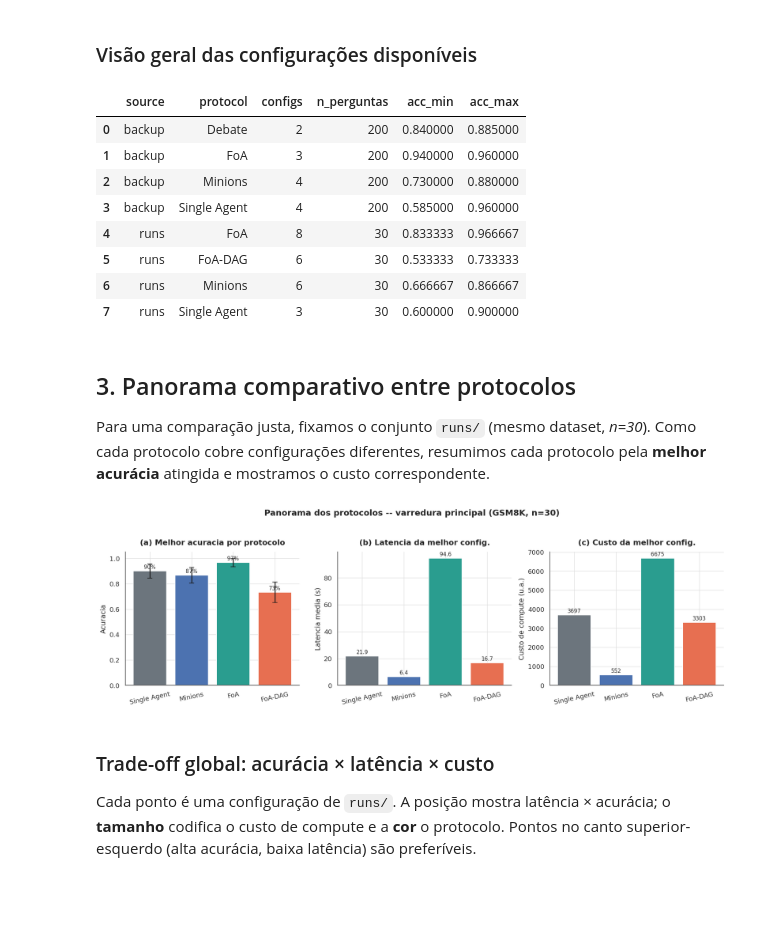
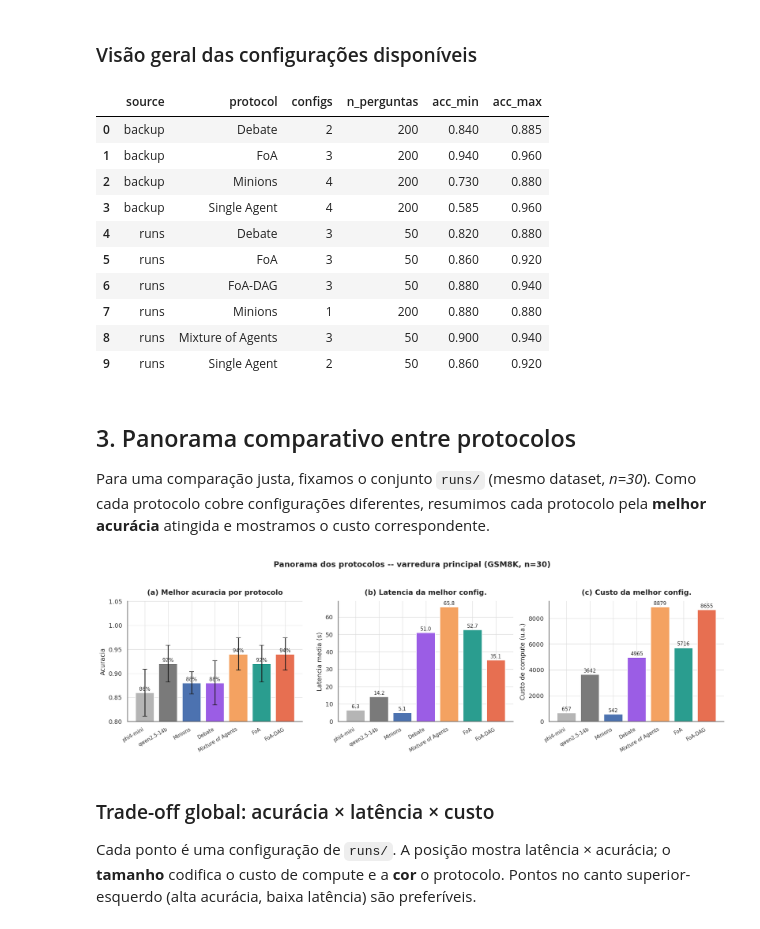
Before and after one commit to RodrigoFlexa/MultiAgentLLM, a Jupyter notebook: analysis_teste.ipynb, the cells around one changed output. Cells and saved outputs as stored; diff of their text form; code cells hidden in the pictures; blank space fills up the shorter version.

```diff
--- a/analysis_teste.ipynb
+++ b/analysis_teste.ipynb
@@ -83,6 +83,7 @@ PROTOCOL_LABELS = {
     "foa": "FoA",
     "foa_dag": "FoA-DAG",
     "debate": "Debate",
+    "mixture_of_agents": "Mixture of Agents",
 }
 PROTOCOL_COLORS = {
     "single_agent": "#6c757d",
@@ -90,6 +91,7 @@ PROTOCOL_COLORS = {
     "foa": "#2A9D8F",
     "foa_dag": "#E76F51",
     "debate": "#9B5DE5",
+    "mixture_of_agents": "#F4A261",
 }
 # paleta sequencial para o numero de agentes n
 N_PALETTE = {2: "#264653", 3: "#2A9D8F", 4: "#E9C46A"}
@@ -151,6 +153,11 @@ def load_runs(base: Path, source: str):
                 "rounds": extra.get("rounds"),
                 "consensus": extra.get("consensus"),
                 "vote_distribution": extra.get("vote_distribution"),
+                # breakdown por agente (prompt+completion exatos) quando disponivel
+                # -- presente em foa, foa_dag e mixture_of_agents (so cobre os SLMs
+                # da frota; o(s) call(s) do master ficam de fora e sao recuperados
+                # por diferenca na secao de custo corrigido)
+                "agent_costs": extra.get("agent_costs"),
             })
     return pd.DataFrame(summaries), pd.DataFrame(raws)
 
@@ -194,14 +201,16 @@ overview["protocol"] = overview["protocol"].map(PROTOCOL_LABELS)
 overview
 # %% [output]
 |  | source | protocol | configs | n_perguntas | acc_min | acc_max |
-| 0 | backup | Debate | 2 | 200 | 0.840000 | 0.885000 |
-| 1 | backup | FoA | 3 | 200 | 0.940000 | 0.960000 |
-| 2 | backup | Minions | 4 | 200 | 0.730000 | 0.880000 |
-| 3 | backup | Single Agent | 4 | 200 | 0.585000 | 0.960000 |
-| 4 | runs | FoA | 8 | 30 | 0.833333 | 0.966667 |
-| 5 | runs | FoA-DAG | 6 | 30 | 0.533333 | 0.733333 |
-| 6 | runs | Minions | 6 | 30 | 0.666667 | 0.866667 |
-| 7 | runs | Single Agent | 3 | 30 | 0.600000 | 0.900000 |
+| 0 | backup | Debate | 2 | 200 | 0.840 | 0.885 |
+| 1 | backup | FoA | 3 | 200 | 0.940 | 0.960 |
+| 2 | backup | Minions | 4 | 200 | 0.730 | 0.880 |
+| 3 | backup | Single Agent | 4 | 200 | 0.585 | 0.960 |
+| 4 | runs | Debate | 3 | 50 | 0.820 | 0.880 |
+| 5 | runs | FoA | 3 | 50 | 0.860 | 0.920 |
+| 6 | runs | FoA-DAG | 3 | 50 | 0.880 | 0.940 |
+| 7 | runs | Minions | 1 | 200 | 0.880 | 0.880 |
+| 8 | runs | Mixture of Agents | 3 | 50 | 0.900 | 0.940 |
+| 9 | runs | Single Agent | 2 | 50 | 0.860 | 0.920 |
 # %% [markdown]
 ## 3. Panorama comparativo entre protocolos
 
@@ -209,47 +218,60 @@ Para uma comparação justa, fixamos o conjunto `runs/` (mesmo dataset, *n=30*).
 Como cada protocolo cobre configurações diferentes, resumimos cada protocolo
 pela **melhor acurácia** atingida e mostramos o custo correspondente.
 # %%
-best = (sum_main
+best_others = (sum_main[sum_main["protocol"] != "single_agent"]
     .sort_values("accuracy", ascending=False)
     .groupby("protocol", as_index=False)
     .first())
-best["proto_label"] = best["protocol"].map(PROTOCOL_LABELS)
-order = ["single_agent", "minions", "foa", "foa_dag"]
-best = best.set_index("protocol").reindex(order).reset_index()
+best_others["proto_label"] = best_others["protocol"].map(PROTOCOL_LABELS)
 
-fig, axes = plt.subplots(1, 3, figsize=(15, 4.6))
-colors = [PROTOCOL_COLORS[p] for p in best["protocol"]]
+# single_agent: mantemos cada modelo (phi4-mini, qwen2.5-14b) como barra separada,
+# em vez de colapsar no melhor config sob o rotulo generico "Single Agent"
+single_agent = sum_main[sum_main["protocol"] == "single_agent"].copy()
+single_agent = single_agent.sort_values("minion_params_b")
+single_agent["proto_label"] = single_agent["minion"]
+
+others_order = [p for p in ["minions", "debate", "mixture_of_agents", "foa", "foa_dag"] if p in best_others["protocol"].values]
+best_others = best_others.set_index("protocol").reindex(others_order).reset_index()
+order = ["single_agent"] + others_order
+
+best = pd.concat([single_agent, best_others], ignore_index=True)
+
+fig, axes = plt.subplots(1, 3, figsize=(16, 4.8))
+sa_palette = sns.color_palette("Greys", n_colors=len(single_agent)+2)[1:-1]
+colors = list(sa_palette) + [PROTOCOL_COLORS[p] for p in best_others["protocol"]]
 labels = best["proto_label"]
 
 # (a) acuracia com IC binomial
 acc, n = best["accuracy"].values, best["n"].values
 err = np.sqrt(acc*(1-acc)/n)
 b = axes[0].bar(labels, acc, yerr=err, capsize=4, color=colors, edgecolor="white", linewidth=1.2)
-axes[0].set_ylim(0, 1.05); axes[0].set_ylabel("Acuracia")
+axes[0].set_ylim(0.8, 1.05); axes[0].set_ylabel("Acuracia")
 axes[0].set_title("(a) Melhor acuracia por protocolo")
 bar_labels(axes[0], b, "{:.0%}", fontsize=9)
 
 # (b) latencia media
 b = axes[1].bar(labels, best["avg_latency_s"], color=colors, edgecolor="white", linewidth=1.2)
 axes[1].set_ylabel("Latencia media (s)")
 axes[1].set_title("(b) Latencia da melhor config.")
 bar_labels(axes[1], b, "{:.1f}", fontsize=9)
 
 # (c) custo de compute
 b = axes[2].bar(labels, best["avg_compute_cost"], color=colors, edgecolor="white", linewidth=1.2)
 axes[2].set_ylabel("Custo de compute (u.a.)")
 axes[2].set_title("(c) Custo da melhor config.")
 bar_labels(axes[2], b, "{:.0f}", fontsize=9)
 
 for ax in axes:
-    style_ax(ax); ax.tick_params(axis="x", rotation=12)
+    style_ax(ax)
+    ax.tick_params(axis="x")
+    ax.set_xticklabels(labels, rotation=30, ha="right", fontsize=9)
 fig.suptitle("Panorama dos protocolos -- varredura principal (GSM8K, n=30)",
              fontsize=14, fontweight="bold", y=1.04)
 plt.tight_layout()
 plt.savefig(FIG_DIR / "panorama_protocolos.png")
 plt.show()
 # %% [output]
-[figure, old version]
+[figure, new version]
 # %% [markdown]
 ### Trade-off global: acurácia × latência × custo
 
```
Also changed, not shown: parts of 20 cells of this notebook, 9 other files.
